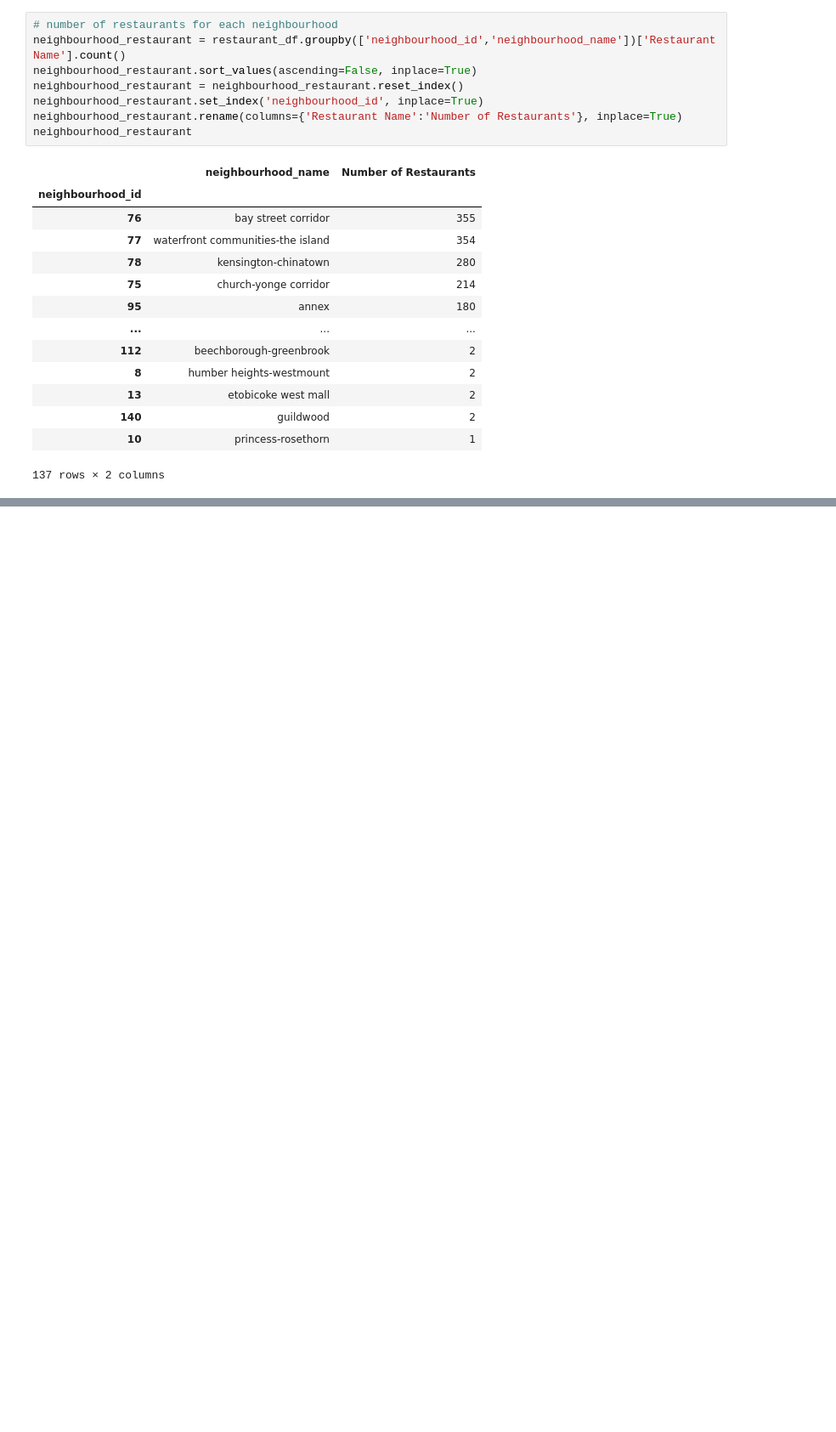
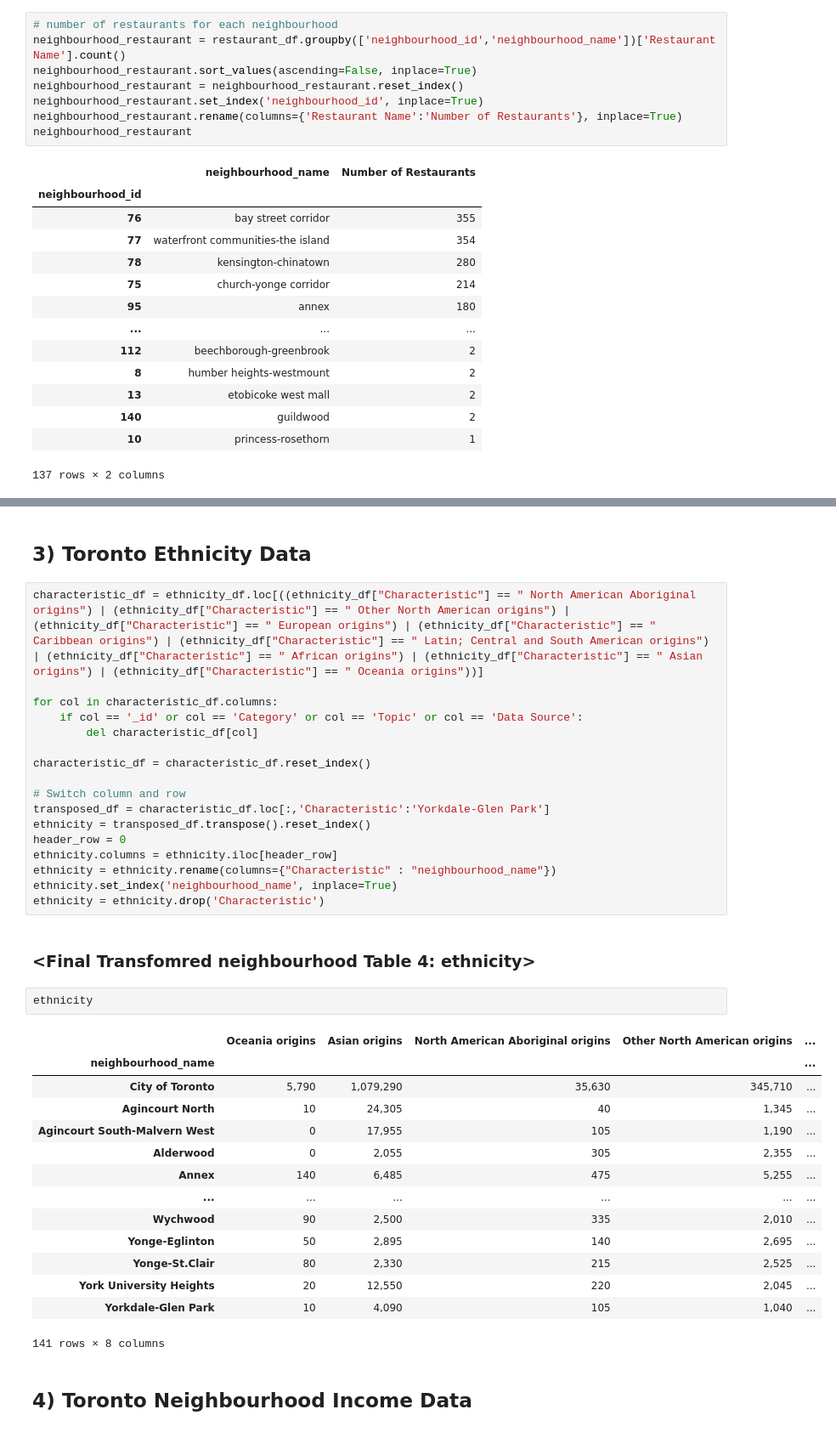
Before and after one commit to saif-gorges/GTA-Restaurant-Location-Analysis, a Jupyter notebook: Transform.ipynb, the cells around one changed output, grey strips where cells are left out. Shown at 85% size. Saved outputs shown, nothing was run; the diff lists cells and outputs as text; blank space fills up the shorter version.

```diff
--- a/Transform.ipynb
+++ b/Transform.ipynb
@@ -159,0 +184,40 @@ neighbourhood_restaurant
+# %% [markdown]
+## 3) Toronto Ethnicity Data
+# %%
+characteristic_df = ethnicity_df.loc[((ethnicity_df["Characteristic"] == " North American Aboriginal origins") | (ethnicity_df["Characteristic"] == " Other North American origins") | (ethnicity_df["Characteristic"] == " European origins") | (ethnicity_df["Characteristic"] == " Caribbean origins") | (ethnicity_df["Characteristic"] == " Latin; Central and South American origins") | (ethnicity_df["Characteristic"] == " African origins") | (ethnicity_df["Characteristic"] == " Asian origins") | (ethnicity_df["Characteristic"] == " Oceania origins"))]
+
+for col in characteristic_df.columns:
+    if col == '_id' or col == 'Category' or col == 'Topic' or col == 'Data Source':
+        del characteristic_df[col]
+
+characteristic_df = characteristic_df.reset_index()
+
+# Switch column and row
+transposed_df = characteristic_df.loc[:,'Characteristic':'Yorkdale-Glen Park']
+ethnicity = transposed_df.transpose().reset_index()
+header_row = 0
+ethnicity.columns = ethnicity.iloc[header_row]
+ethnicity = ethnicity.rename(columns={"Characteristic" : "neighbourhood_name"})
+ethnicity.set_index('neighbourhood_name', inplace=True)
+ethnicity = ethnicity.drop('Characteristic')
+# %% [markdown]
+### <Final Transfomred neighbourhood Table 4: ethnicity>
+# %%
+ethnicity
+# %% [output]
+|  | Oceania origins | Asian origins | North American Aboriginal origins | Other North American origins | ... |
+| neighbourhood_name |  |  |  |  | ... |
+| City of Toronto | 5,790 | 1,079,290 | 35,630 | 345,710 | ... |
+| Agincourt North | 10 | 24,305 | 40 | 1,345 | ... |
+| Agincourt South-Malvern West | 0 | 17,955 | 105 | 1,190 | ... |
+| Alderwood | 0 | 2,055 | 305 | 2,355 | ... |
+| Annex | 140 | 6,485 | 475 | 5,255 | ... |
+| ... | ... | ... | ... | ... | ... |
+| Wychwood | 90 | 2,500 | 335 | 2,010 | ... |
+| Yonge-Eglinton | 50 | 2,895 | 140 | 2,695 | ... |
+| Yonge-St.Clair | 80 | 2,330 | 215 | 2,525 | ... |
+| York University Heights | 20 | 12,550 | 220 | 2,045 | ... |
+| Yorkdale-Glen Park | 10 | 4,090 | 105 | 1,040 | ... |
+141 rows × 8 columns
+# %% [markdown]
+## 4) Toronto Neighbourhood Income Data
```
Also changed, not shown: parts of 34 cells of this notebook, 2 other files.
